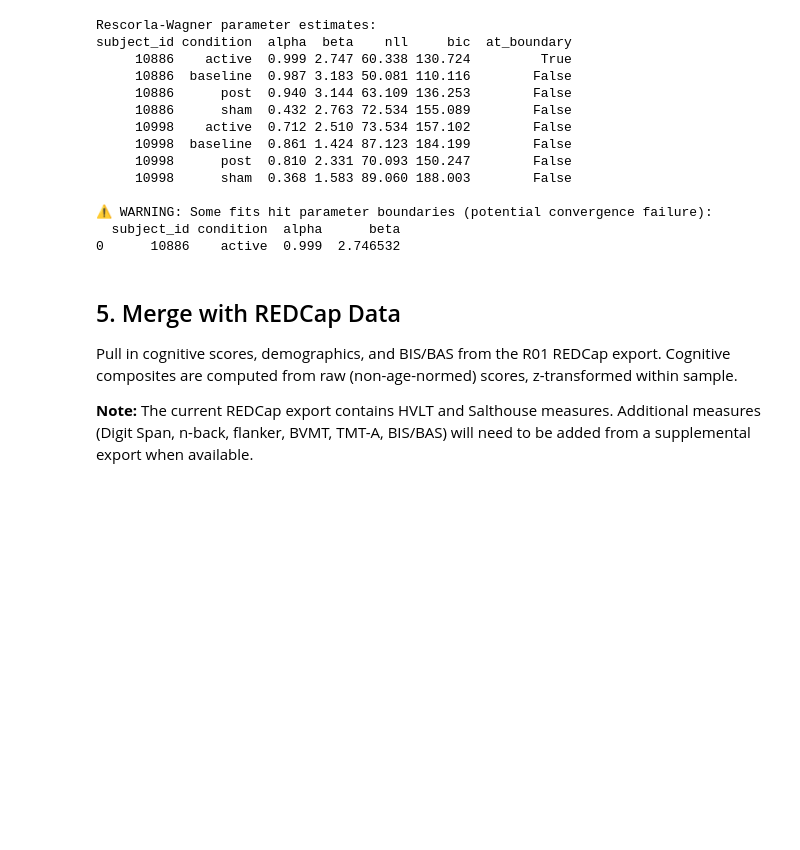
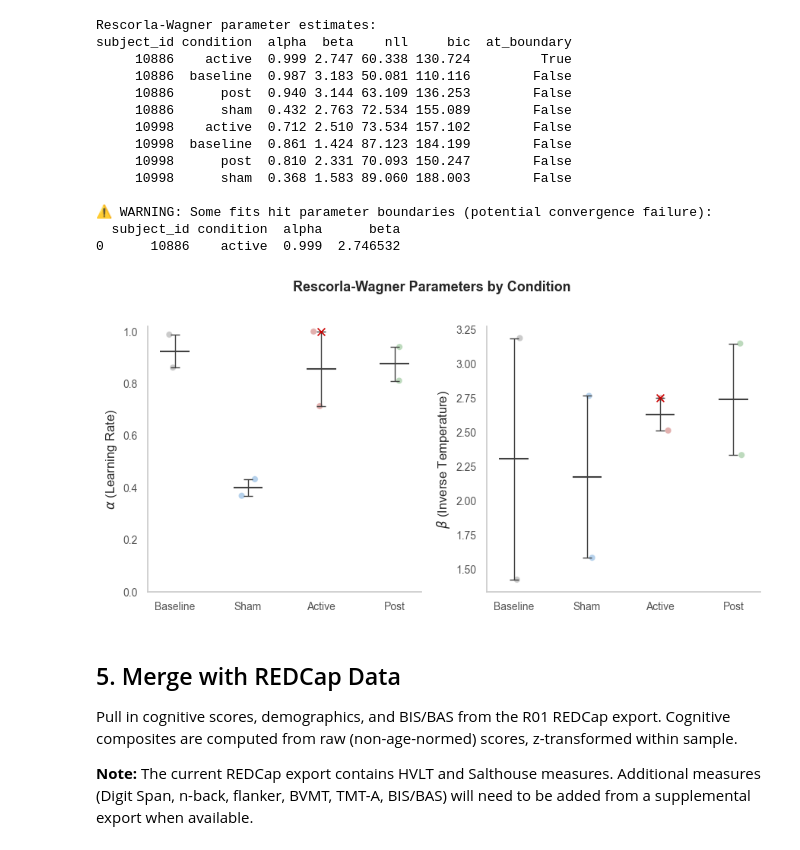
Before and after one commit to DVS-Lab/tacs_bandit, a Jupyter notebook: code/tacs_bandit_analyses.ipynb, the cells around one changed output. Drawn from its saved outputs; the diff is of its cells as text; code cells hidden in the pictures; blank space fills up the shorter version.

```diff
--- a/code/tacs_bandit_analyses.ipynb
+++ b/code/tacs_bandit_analyses.ipynb
@@ -436,6 +473,94 @@ subject_id condition  alpha  beta    nll     bic  at_boundary
 ⚠ WARNING: Some fits hit parameter boundaries (potential convergence failure):
   subject_id condition  alpha      beta
 0      10886    active  0.999  2.746532
+# %%
+# =============================================================================
+# Visualize Rescorla-Wagner Parameters by Condition
+# =============================================================================
+# Drop in directly after the RW fitting kernel.
+# Uses the same aesthetic conventions as the WSLS plots:
+#   - Muted palette, small transparent individual points
+#   - Thin gray mean lines with SEM error bars
+#   - Clean frame (no top/right spines, no grid)
+#   - LaTeX-rendered parameter labels
+
+condition_order = ['baseline', 'sham', 'active', 'post']
+palette = {
+    'baseline': '#8C8C8C',  # warm gray
+    'sham':     '#5B9BD5',  # steel blue
+    'active':   '#C0504D',  # muted brick red
+    'post':     '#6DAF6D',  # sage green
+}
+
+fig, axes = plt.subplots(1, 2, figsize=(9, 4.5))
+
+for ax, (param, label, ylim) in zip(axes, [
+    ('alpha', r'$\alpha$ (Learning Rate)', (0, 1.02)),
+    ('beta',  r'$\beta$ (Inverse Temperature)', None),
+]):
+    plot_data = rw[rw['condition'].isin(condition_order)].copy()
+
+    # --- Individual data points ---
+    sns.stripplot(
+        data=plot_data, x='condition', y=param, order=condition_order,
+        palette=palette, size=6, alpha=0.45, jitter=0.12,
+        edgecolor='white', linewidth=0.4, ax=ax, zorder=2,
+    )
+
+    # --- Mean + SEM error bars ---
+    for i, cond in enumerate(condition_order):
+        vals = plot_data.loc[plot_data['condition'] == cond, param].dropna()
+        if len(vals) == 0:
+            continue
+        mean = vals.mean()
+        sem = vals.sem() if len(vals) > 1 else 0
+
+        # Error bar
+        ax.errorbar(
+            i, mean, yerr=sem,
+            fmt='none', color='#404040', capsize=4, capthick=1.0,
+            elinewidth=1.0, zorder=3,
+        )
+        # Mean line (thin horizontal dash)
+        ax.hlines(
+            mean, i - 0.2, i + 0.2,
+            color='#404040', linewidth=1.5, zorder=4,
+        )
+
+    # --- Flag boundary fits ---
+    boundary_pts = plot_data[plot_data['at_boundary']]
+    if len(boundary_pts) > 0:
+        for i, cond in enumerate(condition_order):
+            bnd = boundary_pts[boundary_pts['condition'] == cond]
+            if len(bnd) > 0:
+                ax.scatter(
+                    [i] * len(bnd), bnd[param],
+                    marker='x', color='#CC0000', s=50, linewidths=1.2,
+                    zorder=5, label='Boundary fit' if i == 0 else '',
+                )
+
+    # --- Axis styling ---
+    ax.set_ylabel(label, fontsize=12)
+    ax.set_xlabel('')
+    if ylim is not None:
+        ax.set_ylim(ylim)
+    ax.set_xticklabels([c.capitalize() for c in condition_order], fontsize=10)
+    ax.tick_params(axis='y', labelsize=10)
+
+    # Clean frame
+    ax.spines['top'].set_visible(False)
+    ax.spines['right'].set_visible(False)
+    ax.spines['left'].set_color('#CCCCCC')
+    ax.spines['bottom'].set_color('#CCCCCC')
+    ax.tick_params(colors='#555555')
+    ax.grid(False)
+
+fig.suptitle('Rescorla-Wagner Parameters by Condition',
+             fontsize=13, fontweight='bold', y=1.01)
+plt.tight_layout()
+plt.show()
+# %% [output]
+[figure, added]
 # %% [markdown]
 ## 5. Merge with REDCap Data
 
```
Also changed, not shown: parts of 11 cells of this notebook.
